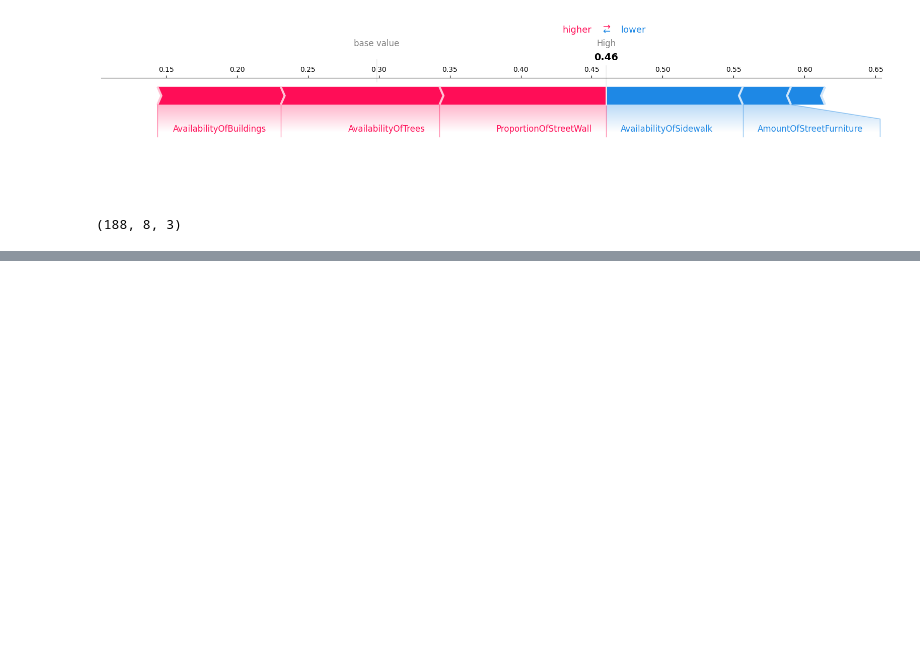
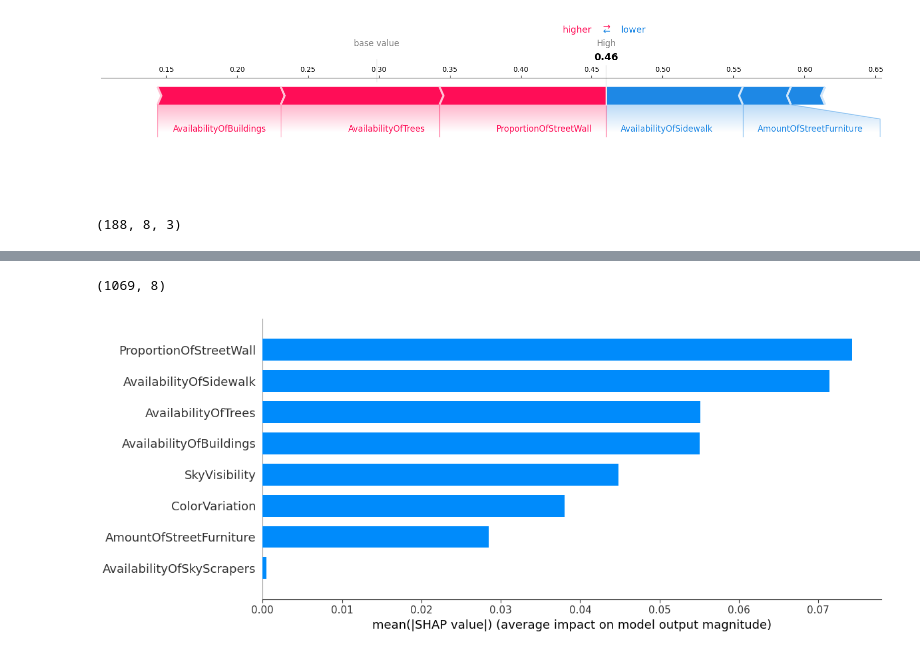
Before and after one commit to Chamodya-ka/StreetScapeVisualFeatures, a Jupyter notebook: RFC_ADE_percentages_8_features_summaried.ipynb, the cells around one changed output, grey strips where cells are left out. Saved outputs shown, nothing was run; the diff lists cells and outputs as text; code cells hidden in the pictures; blank space fills up the shorter version.

```diff
--- a/RFC_ADE_percentages_8_features_summaried.ipynb
+++ b/RFC_ADE_percentages_8_features_summaried.ipynb
@@ -736,5 +736,4 @@ len(shap_values), shap_values[0].shape
-# %%
-# testing
-shap_values = e.shap_values(X_train)
 # %%
 shap_values[0].shape
+# %% [output]
+(1069, 8)
@@ -753,6 +740,8 @@ feature_names = ["Sky visibility",
 # %%
-shap.summary_plot(shap_values[2],X_train,plot_type='bar', feature_names=feature_names, plot_size=(12, 5))#, X_test)
+shap.summary_plot(shap_values[2],X_train,plot_type='bar', feature_names=modified_data_eval.columns, plot_size=(12, 5))#, X_test)
 plt.savefig("shap_summary.png",dpi=700) #.png,.pdf will also support here
+# %% [output]
+[figure, added]
 # %%
 # end testing
 # %%
```
Also changed, not shown: parts of 7 cells of this notebook.
